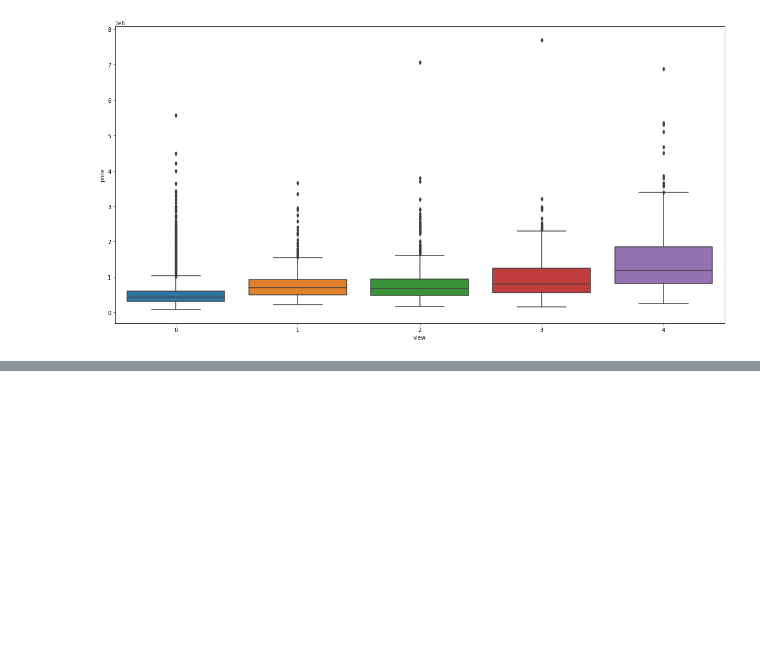
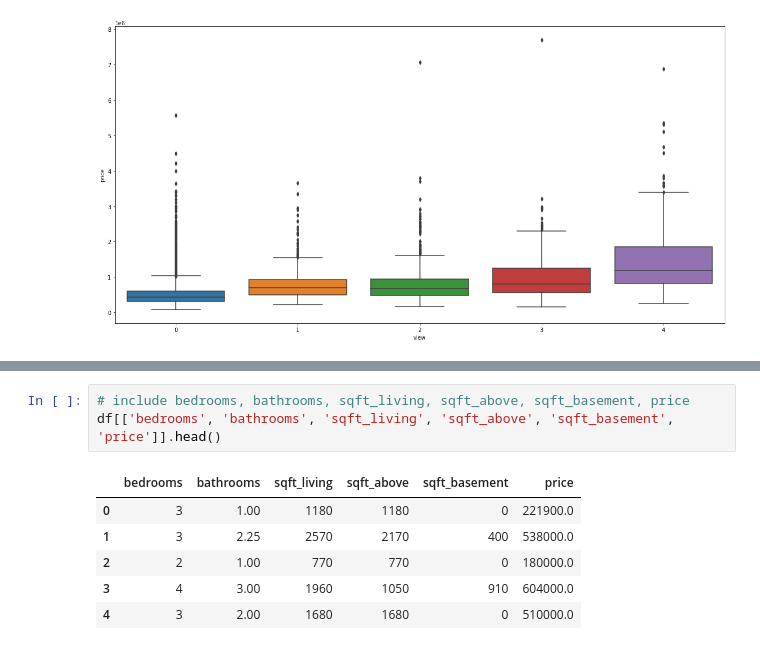
Before and after one commit to jackson9413/flask-house-price, a Jupyter notebook: data_analysis_machine_learning.ipynb, the cells around one changed output, grey strips where cells are left out. Drawn from its saved outputs; the diff is of its cells as text; blank space fills up the shorter version.

```diff
--- a/data_analysis_machine_learning.ipynb
+++ b/data_analysis_machine_learning.ipynb
@@ -270,0 +294,10 @@ sns.boxplot(x = 'view', y = 'price', data = df)
+# %%
+# include bedrooms, bathrooms, sqft_living, sqft_above, sqft_basement, price
+df[['bedrooms', 'bathrooms', 'sqft_living', 'sqft_above', 'sqft_basement', 'price']].head()
+# %% [output]
+|  | bedrooms | bathrooms | sqft_living | sqft_above | sqft_basement | price |
+| 0 | 3 | 1.00 | 1180 | 1180 | 0 | 221900.0 |
+| 1 | 3 | 2.25 | 2570 | 2170 | 400 | 538000.0 |
+| 2 | 2 | 1.00 | 770 | 770 | 0 | 180000.0 |
+| 3 | 4 | 3.00 | 1960 | 1050 | 910 | 604000.0 |
+| 4 | 3 | 2.00 | 1680 | 1680 | 0 | 510000.0 |
```
Also changed, not shown: parts of 9 cells of this notebook.
